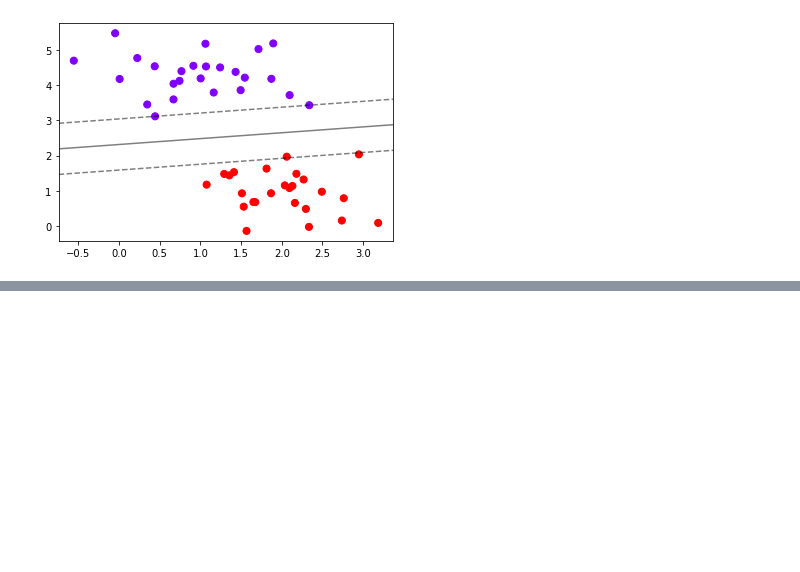
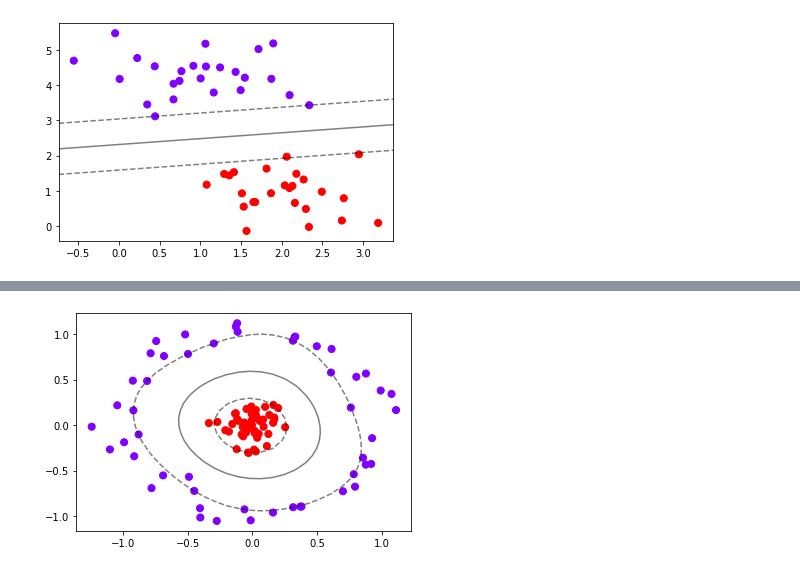
Before and after one commit to boredcui/SVM, a Jupyter notebook: Test1.ipynb, the cells around one changed output, grey strips where cells are left out. Saved outputs shown, nothing was run; the diff lists cells and outputs as text; code cells hidden in the pictures; blank space fills up the shorter version.

```diff
--- a/Test1.ipynb
+++ b/Test1.ipynb
@@ -84,24 +88,28 @@ ax.set_ylim(ylim)
 (-0.41872382476349596, 5.754870487889891)
 [figure]
 # %%
-#将上述过程包装成函数
-def plot_svc_decision_function(model,ax=None):
+# 将上述过程包装成函数
+def plot_svc_decision_function(model, ax=None):
     if ax is None:
         ax = plt.gca()
     xlim = ax.get_xlim()
     ylim = ax.get_ylim()
 
-    x = np.linspace(xlim[0],xlim[1],30)
-    y = np.linspace(ylim[0],ylim[1],30)
-    Y,X = np.meshgrid(y,x)
-    xy = np.vstack([X.ravel(),Y.ravel()]).T
-    p = model.decision_function(xy).reshape(X.shape)
+    x = np.linspace(xlim[0], xlim[1], 30)
+    y = np.linspace(ylim[0], ylim[1], 30)
+    Y, X = np.meshgrid(y, x)
+    xy = np.vstack([X.ravel(), Y.ravel()]).T
+    P = model.decision_function(xy).reshape(X.shape)
 
-    ax.contour(axisx,axisy,p
-            ,colors="k"
-            ,levels=[-1,0,1]#画三条等高线，分别是Z为-1，0，1
-            ,alpha=0.5
-            ,linestyles=["--","-","--"])
+    ax.contour(
+        X,
+        Y,
+        P,
+        colors="k",
+        levels=[-1, 0, 1],  # 画三条等高线，分别是Z为-1，0，1
+        alpha=0.5,
+        linestyles=["--", "-", "--"]
+    )
     ax.set_xlim(xlim)
     ax.set_ylim(ylim)
 # %%
@@ -113,0 +194,7 @@ plot_svc_decision_function(clf)
+# %%
+# 使用“rbf”高斯径向基核函数找出非线性可分决策边界
+clf = SVC(kernel="rbf").fit(X, y)
+plt.scatter(X[:, 0], X[:, 1], c=y, s=50, cmap="rainbow")
+plot_svc_decision_function(clf)
+# %% [output]
+[figure, added]
```
Also changed, not shown: parts of 26 cells of this notebook, 4 other files.
